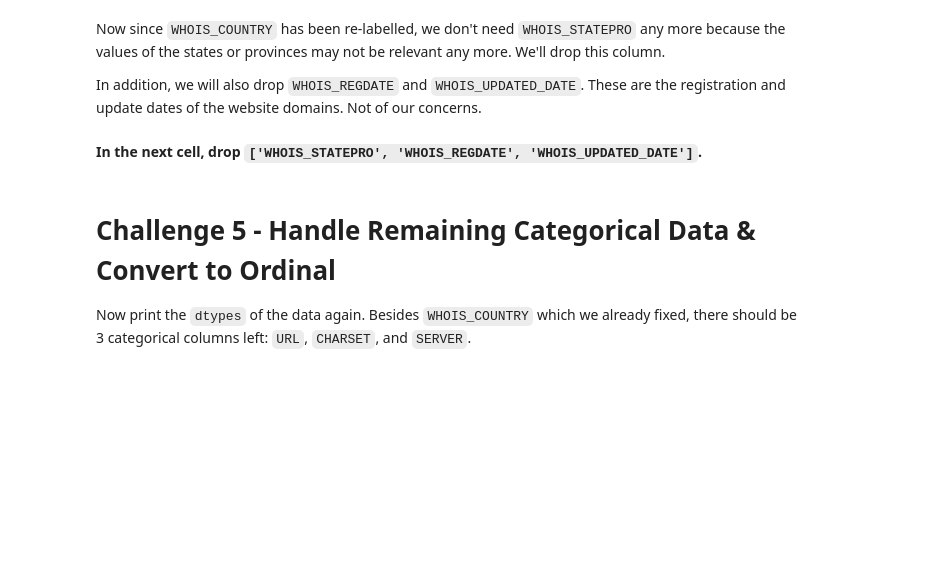
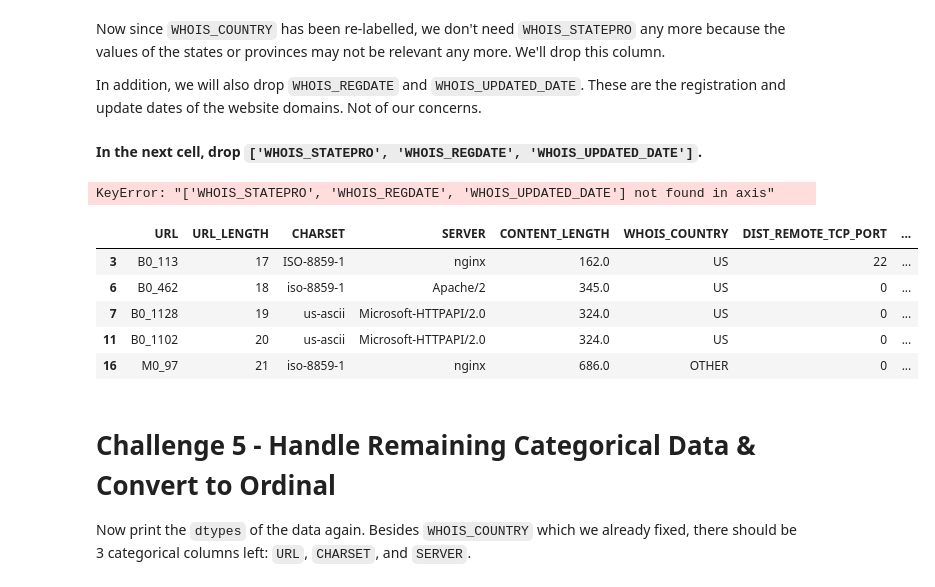
Before and after one commit to ironhack-labs/lab-supervised-learning-en, a Jupyter notebook: your-code/main.ipynb, the cells around one changed output. Saved outputs shown, nothing was run; the diff lists cells and outputs as text; code cells hidden in the pictures; blank space fills up the shorter version.

```diff
--- a/your-code/main.ipynb
+++ b/your-code/main.ipynb
@@ -463,3 +494,16 @@ In addition, we will also drop `WHOIS_REGDATE` and `WHOIS_UPDATED_DATE`. These a
+# %%
+websites.drop(columns=['WHOIS_STATEPRO', 'WHOIS_REGDATE', 'WHOIS_UPDATED_DATE'], inplace=True)
+# %% [output]
+KeyError: "['WHOIS_STATEPRO', 'WHOIS_REGDATE', 'WHOIS_UPDATED_DATE'] not found in axis"
+# %%
+websites.head() #check
+# %% [output]
+|  | URL | URL_LENGTH | CHARSET | SERVER | CONTENT_LENGTH | WHOIS_COUNTRY | DIST_REMOTE_TCP_PORT | ... |
+| 3 | B0_113 | 17 | ISO-8859-1 | nginx | 162.0 | US | 22 | ... |
+| 6 | B0_462 | 18 | iso-8859-1 | Apache/2 | 345.0 | US | 0 | ... |
+| 7 | B0_1128 | 19 | us-ascii | Microsoft-HTTPAPI/2.0 | 324.0 | US | 0 | ... |
+| 11 | B0_1102 | 20 | us-ascii | Microsoft-HTTPAPI/2.0 | 324.0 | US | 0 | ... |
+| 16 | M0_97 | 21 | iso-8859-1 | nginx | 686.0 | OTHER | 0 | ... |
 # %% [markdown]
 # Challenge 5 - Handle Remaining Categorical Data & Convert to Ordinal
 
```
Also changed, not shown: parts of 43 cells of this notebook.
